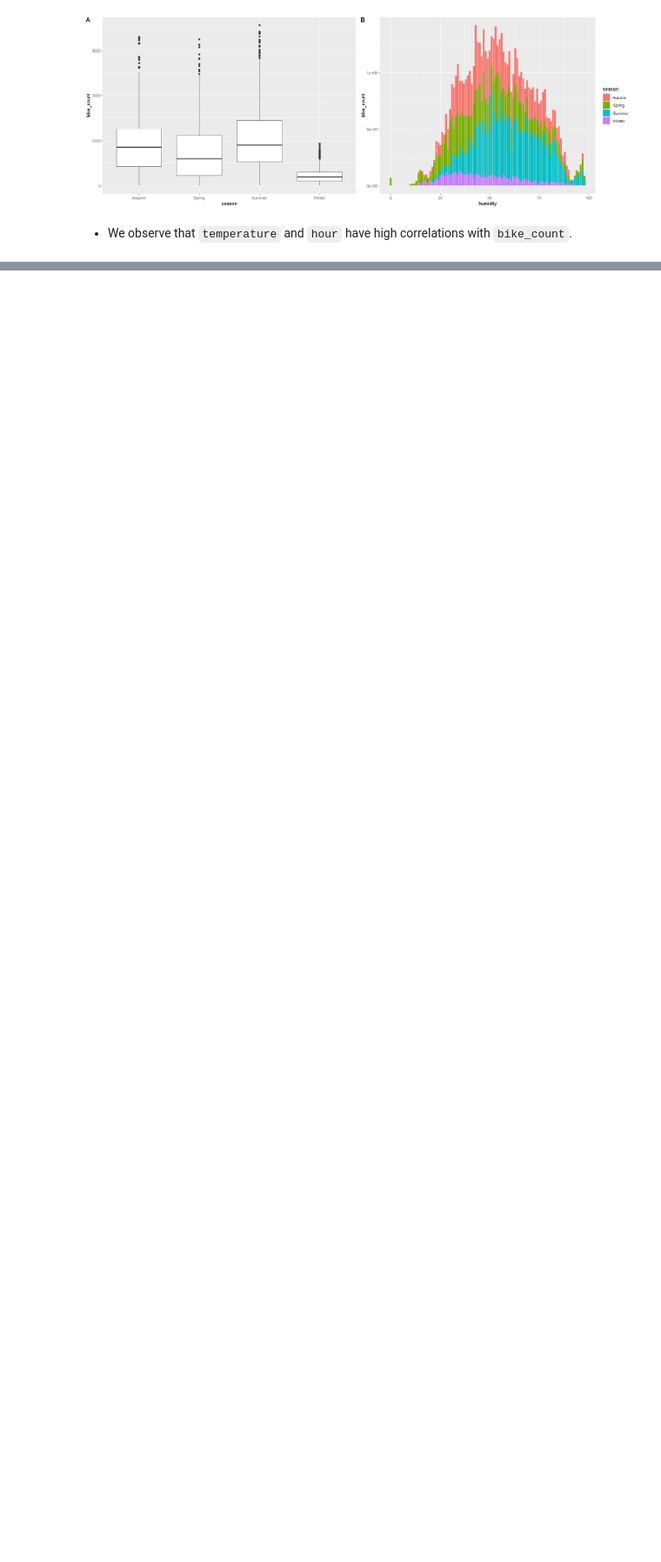
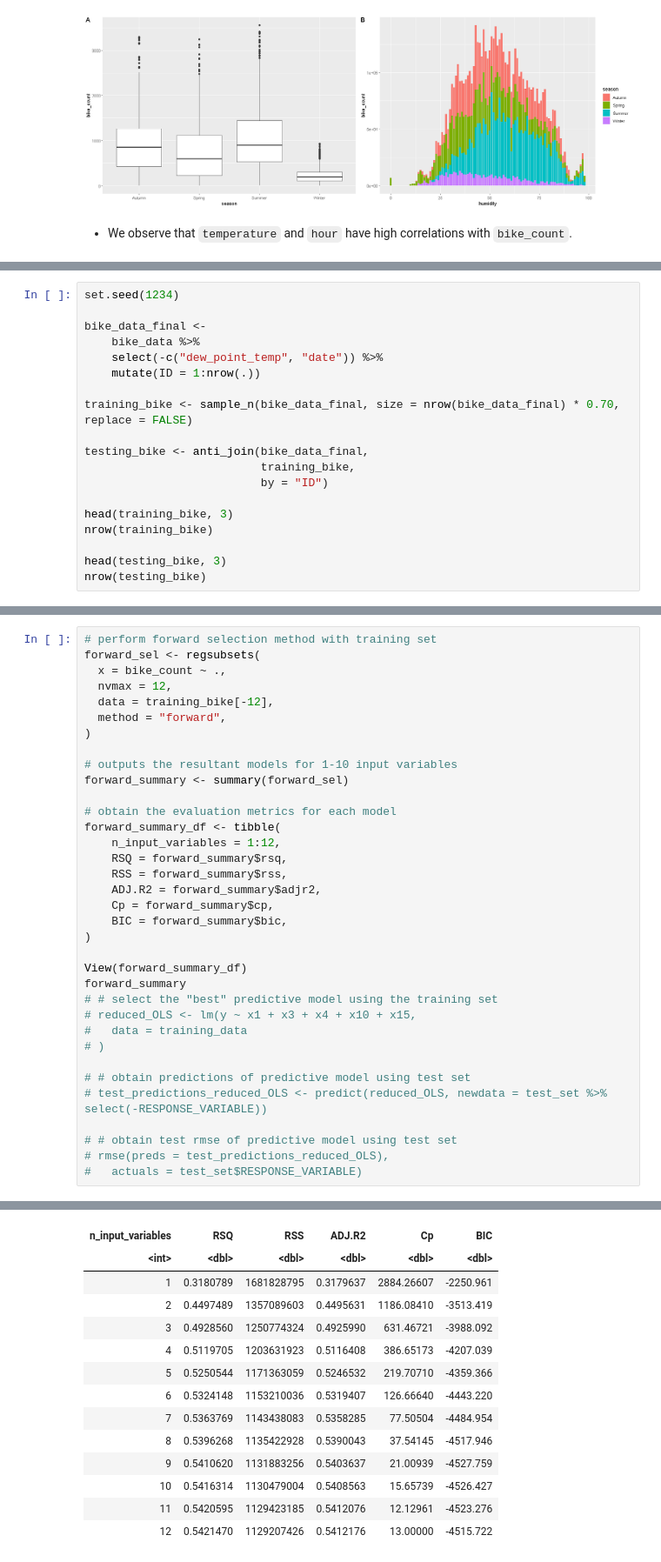
Before and after one commit to omertahi/STAT301-Project, a Jupyter notebook: Final Report.ipynb, the cells around one changed output, grey strips where cells are left out. Shown at 87% size. Saved outputs shown, nothing was run; the diff lists cells and outputs as text; blank space fills up the shorter version.

Commit message:
Added predictive model

```diff
--- a/Final Report.ipynb
+++ b/Final Report.ipynb
@@ -277,0 +241,19 @@ From the scatter plot we can conclude the following that there is a roughly posi
+# %%
+set.seed(1234)
+
+bike_data_final <-
+    bike_data %>%
+    select(-c("dew_point_temp", "date")) %>%
+    mutate(ID = 1:nrow(.))
+
+training_bike <- sample_n(bike_data_final, size = nrow(bike_data_final) * 0.70, replace = FALSE)
+
+testing_bike <- anti_join(bike_data_final,
+                          training_bike,
+                          by = "ID")
+
+head(training_bike, 3)
+nrow(training_bike)
+
+head(testing_bike, 3)
+nrow(testing_bike)
@@ -277,0 +277,36 @@ From the scatter plot we can conclude the following that there is a roughly posi
+# %%
+# perform forward selection method with training set
+forward_sel <- regsubsets(
+  x = bike_count ~ .,
+  nvmax = 12,
+  data = training_bike[-12],
+  method = "forward",
+)
+
+# outputs the resultant models for 1-10 input variables
+forward_summary <- summary(forward_sel)
+
+# obtain the evaluation metrics for each model
+forward_summary_df <- tibble(
+    n_input_variables = 1:12,
+    RSQ = forward_summary$rsq,
+    RSS = forward_summary$rss,
+    ADJ.R2 = forward_summary$adjr2,
+    Cp = forward_summary$cp,
+    BIC = forward_summary$bic,
+)
+
+View(forward_summary_df)
+forward_summary
+# # select the "best" predictive model using the training set
+# reduced_OLS <- lm(y ~ x1 + x3 + x4 + x10 + x15,
+# 	data = training_data
+# )
+
+# # obtain predictions of predictive model using test set
+# test_predictions_reduced_OLS <- predict(reduced_OLS, newdata = test_set %>% select(-RESPONSE_VARIABLE))
+
+# # obtain test rmse of predictive model using test set
+# rmse(preds = test_predictions_reduced_OLS),
+# 	actuals = test_set$RESPONSE_VARIABLE)
+# %% [output]
@@ -277,0 +314,14 @@ From the scatter plot we can conclude the following that there is a roughly posi
+| n_input_variables | RSQ | RSS | ADJ.R2 | Cp | BIC |
+| <int> | <dbl> | <dbl> | <dbl> | <dbl> | <dbl> |
+| 1 | 0.3180789 | 1681828795 | 0.3179637 | 2884.26607 | -2250.961 |
+| 2 | 0.4497489 | 1357089603 | 0.4495631 | 1186.08410 | -3513.419 |
+| 3 | 0.4928560 | 1250774324 | 0.4925990 | 631.46721 | -3988.092 |
+| 4 | 0.5119705 | 1203631923 | 0.5116408 | 386.65173 | -4207.039 |
+| 5 | 0.5250544 | 1171363059 | 0.5246532 | 219.70710 | -4359.366 |
+| 6 | 0.5324148 | 1153210036 | 0.5319407 | 126.66640 | -4443.220 |
+| 7 | 0.5363769 | 1143438083 | 0.5358285 | 77.50504 | -4484.954 |
+| 8 | 0.5396268 | 1135422928 | 0.5390043 | 37.54145 | -4517.946 |
+| 9 | 0.5410620 | 1131883256 | 0.5403637 | 21.00939 | -4527.759 |
+| 10 | 0.5416314 | 1130479004 | 0.5408563 | 15.65739 | -4526.427 |
+| 11 | 0.5420595 | 1129423185 | 0.5412076 | 12.12961 | -4523.276 |
+| 12 | 0.5421470 | 1129207426 | 0.5412176 | 13.00000 | -4515.722 |
```
Also changed, not shown: parts of 16 cells of this notebook.
